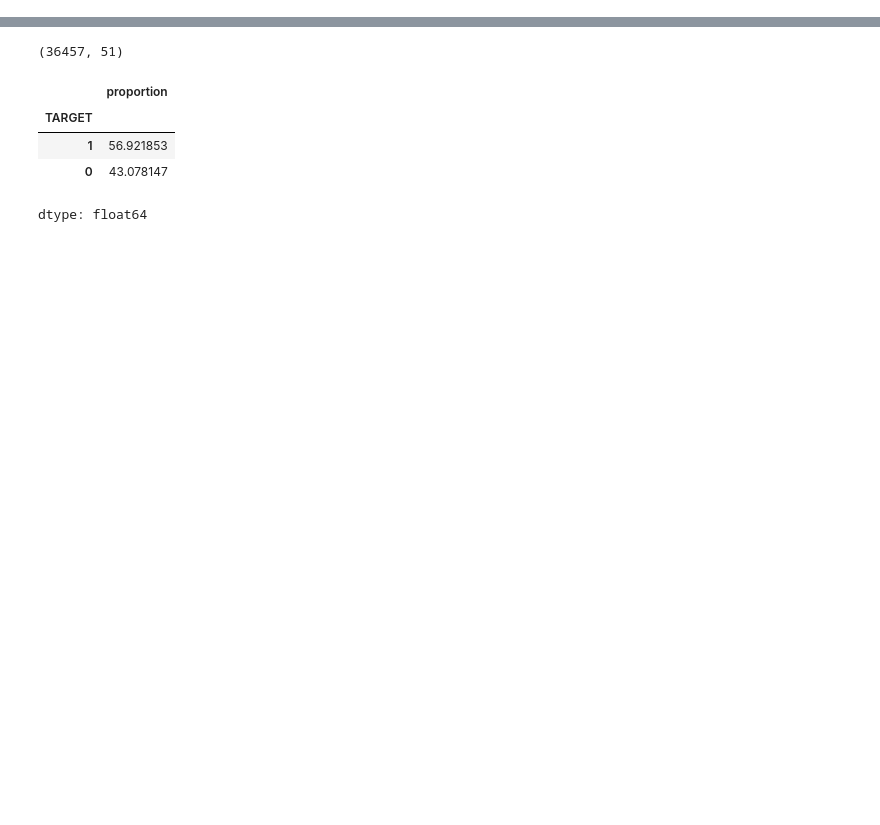
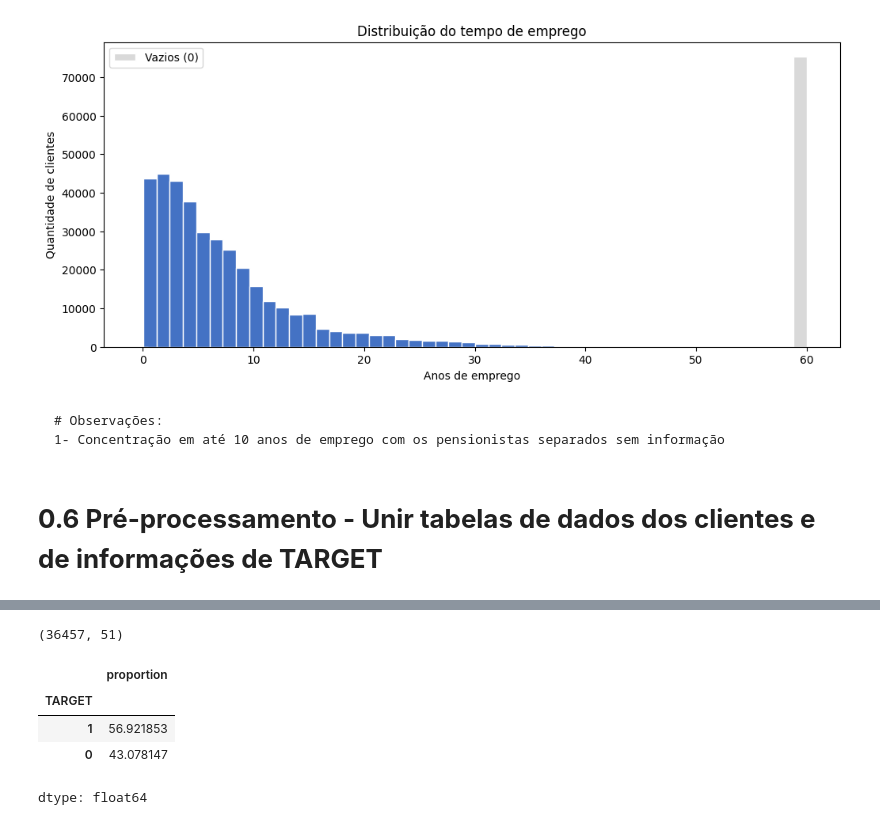
Before and after one commit to aalmeidaellen/postech-tech-challenge-fase2-grupoellen, a Jupyter notebook: notebooks/03_modelagem.ipynb, the cells around one changed output, grey strips where cells are left out. Drawn from its saved outputs; the diff is of its cells as text; code cells hidden in the pictures; blank space fills up the shorter version.

````diff
--- a/notebooks/03_modelagem.ipynb
+++ b/notebooks/03_modelagem.ipynb
@@ -2,0 +132,4 @@
+# %%
+#preenchendo campos em branco de ocupação como "not reported"
+df_application['OCCUPATION_TYPE'] = df_application['OCCUPATION_TYPE'].fillna('Not reported')
+df_application.isnull().sum()
@@ -2,0 +174,3 @@
+# %%
+#Criando coluna AGE com base na idade em dias DAYS_BIRTH
+df_application['AGE'] = (-df_application['DAYS_BIRTH'] / 365.25).round(1)
@@ -2,0 +255,7 @@
+# %%
+#criando variável DAYS_EMPLOYED_CLEAN ajustando os valores positivos como ausentes
+
+df_application['DAYS_EMPLOYED_CLEAN'] = df_application['DAYS_EMPLOYED'].where(
+    df_application['DAYS_EMPLOYED'] < 0
+)
+df_application['DAYS_EMPLOYED_CLEAN']
@@ -2,0 +297,6 @@
+# %%
+#transformar vaiáveis numéricas de dias para anos e deixar os vazios como 60 para demonstrar pensionistas
+df_application['YEARS_EMPLOYED'] = (
+    -df_application['DAYS_EMPLOYED_CLEAN'] / 365.25
+).fillna(60)
+df_application[['YEARS_EMPLOYED', 'DAYS_EMPLOYED']].round(1)
@@ -2,0 +351,56 @@
+# %%
+import numpy as np
+import matplotlib.pyplot as plt
+
+# Valores preenchidos
+dados = df_application['YEARS_EMPLOYED'].dropna()
+
+# Quantidade de valores vazios
+qtd_vazios = df_application['YEARS_EMPLOYED'].isna().sum()
+
+# Histograma dos valores preenchidos
+counts, bins = np.histogram(dados, bins=50)
+
+# Cores das barras
+cores = [
+    '#D9D9D9' if bin_left >= 50 else '#4472C4'
+    for bin_left in bins[:-1]
+]
+
+plt.figure(figsize=(12, 5))
+
+# Histograma
+plt.bar(
+    bins[:-1],
+    counts,
+    width=np.diff(bins),
+    align='edge',
+    color=cores,
+    edgecolor='white'
+)
+
+# Barra dos valores vazios
+plt.bar(
+    0,
+    qtd_vazios,
+    width=1,
+    color='#D9D9D9',
+    edgecolor='white',
+    label=f'Vazios ({qtd_vazios:,})'
+)
+
+plt.xlabel('Anos de emprego')
+plt.ylabel('Quantidade de clientes')
+plt.title('Distribuição do tempo de emprego')
+plt.legend()
+
+plt.show()
+# %% [output]
+[figure, added]
+# %% [markdown]
+```
+# Observações:
+1- Concentração em até 10 anos de emprego com os pensionistas separados sem informação
+```
+# %% [markdown]
+# **0.6 Pré-processamento - Unir tabelas de dados dos clientes e de informações de TARGET**
````
Also changed, not shown: parts of 68 cells of this notebook.
